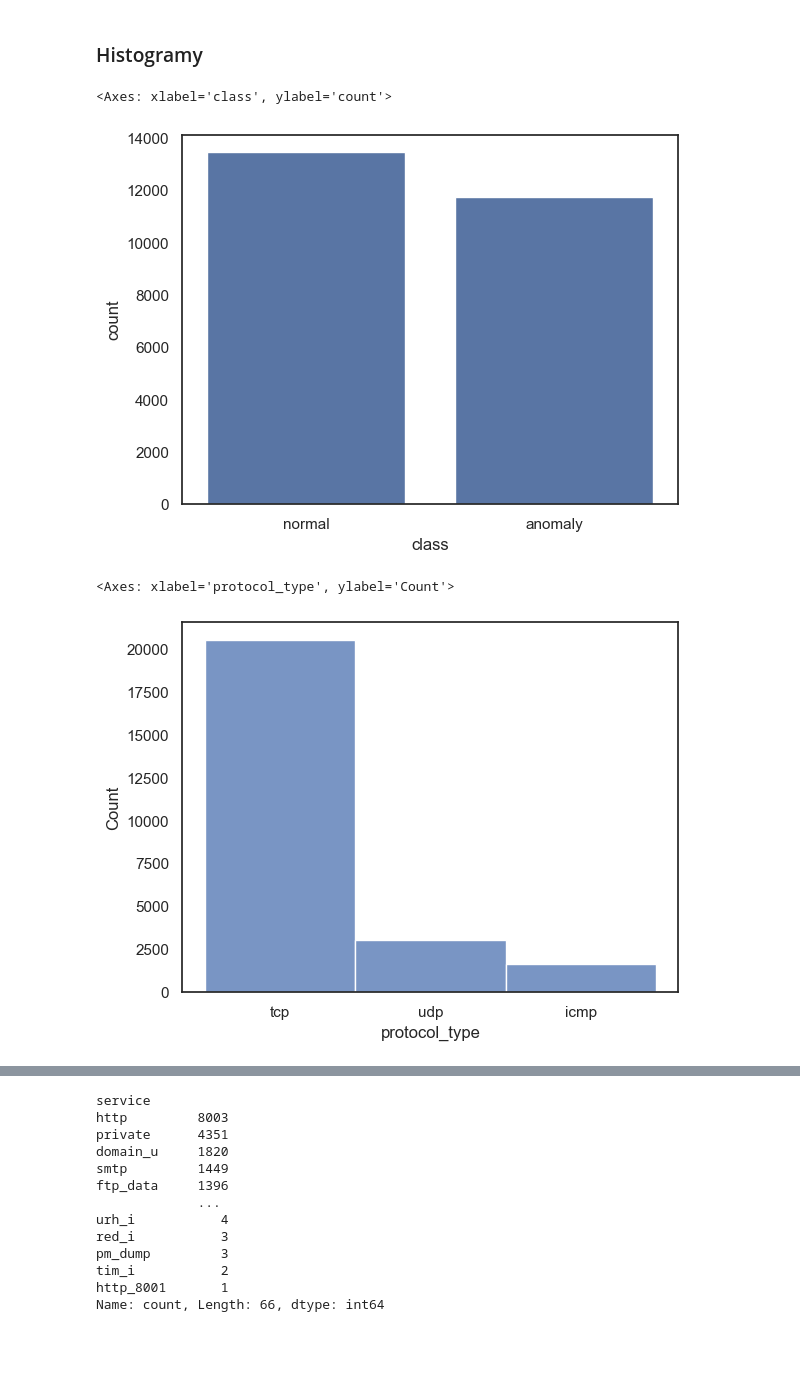
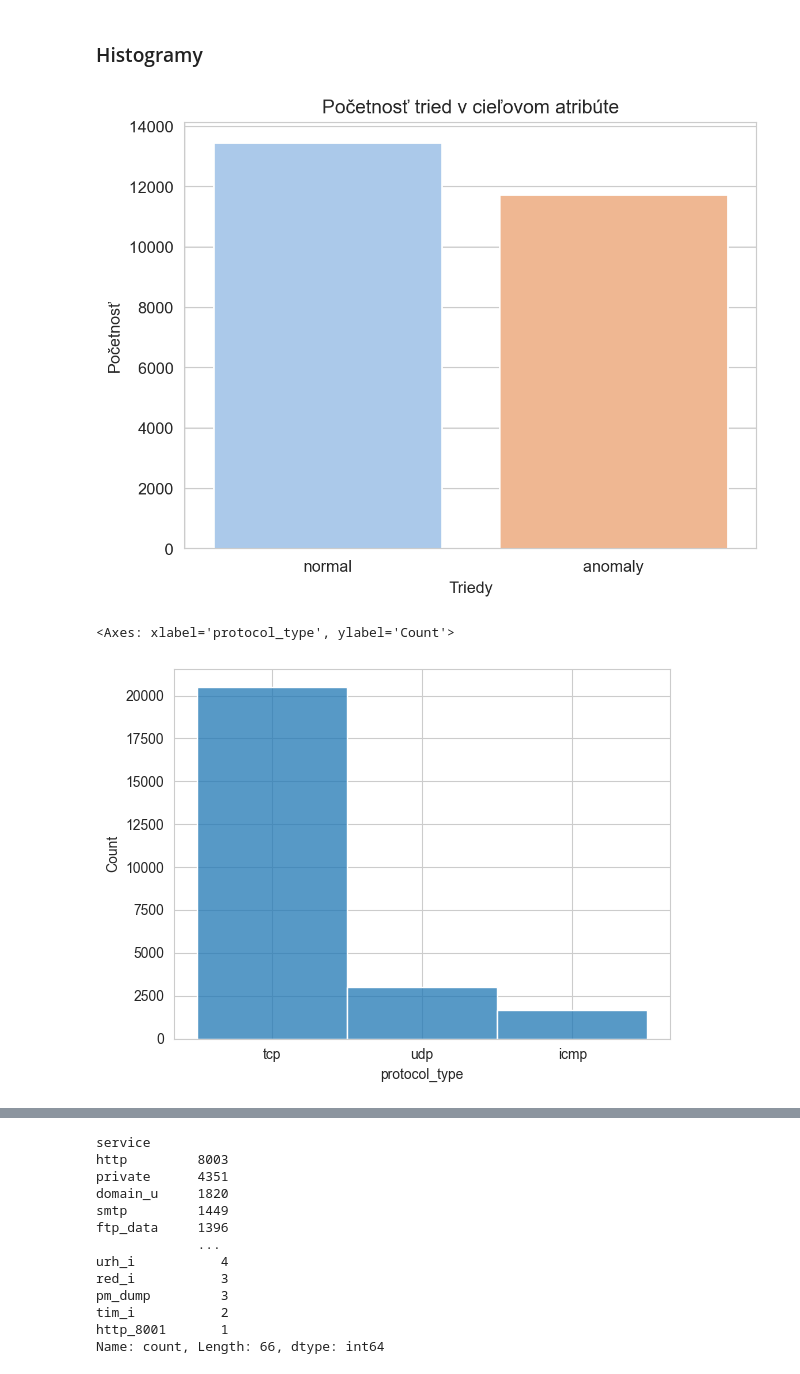
Before and after one commit to M4jkky/CRISP-DataMining, a Jupyter notebook: eda.ipynb, the cells around one changed output, grey strips where cells are left out. Cells and saved outputs as stored; diff of their text form; code cells hidden in the pictures; blank space fills up the shorter version.

```diff
--- a/eda.ipynb
+++ b/eda.ipynb
@@ -11,8 +11,6 @@ import seaborn as sns
 ### Načítanie dát
 # %%
 df = pd.read_csv('data/Train_data.csv')
-# %%
-sns.set(style="white")
 # %% [markdown]
 ### Deskriptívna analýza
 # %%
@@ -87,16 +85,22 @@ print(df.duplicated().sum())
 # %% [markdown]
 ### Histogramy
 # %%
-class_count = df['class'].value_counts()
-sns.barplot(class_count)
+class_count = df['class'].value_counts().reset_index()
+class_count.columns = ['class', 'count']
+
+plt.figure(dpi=200)
+sns.barplot(x='class', y='count', data=class_count, palette='pastel', hue='class', legend=False)
+plt.title('Početnosť tried v cieľovom atribúte')
+plt.xlabel('Triedy')
+plt.ylabel('Početnosť')
+plt.show()
 # %% [output]
-<Axes: xlabel='class', ylabel='count'>
-[figure, old version]
+[figure, new version]
 # %%
 sns.histplot(df['protocol_type'])
 # %% [output]
 <Axes: xlabel='protocol_type', ylabel='Count'>
-[figure, old version]
+[figure, new version]
 # %%
 sns.histplot(df['flag'])
 # %% [output]
```
Also changed, not shown: parts of 9 cells of this notebook.
